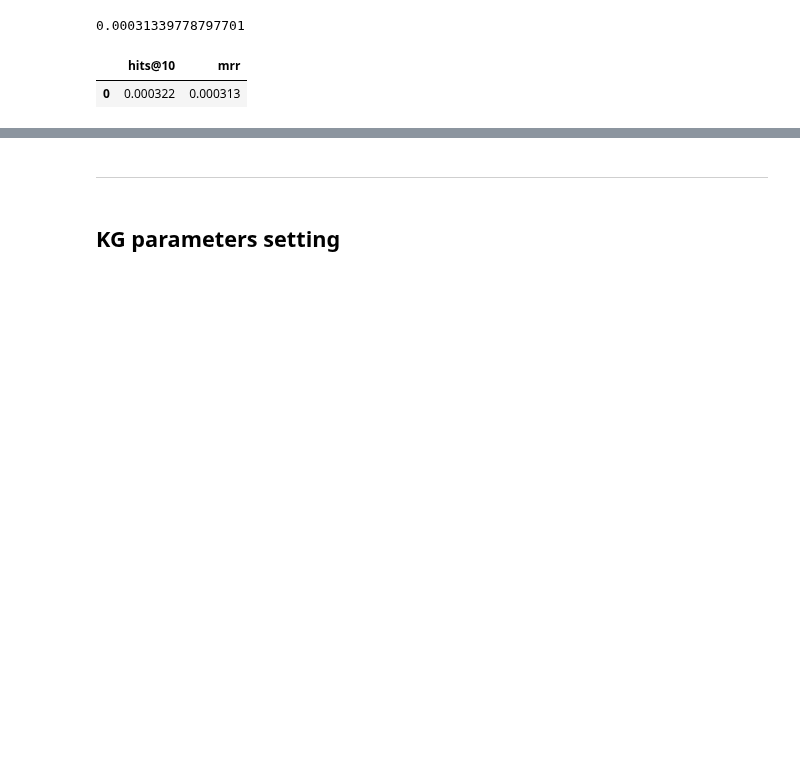
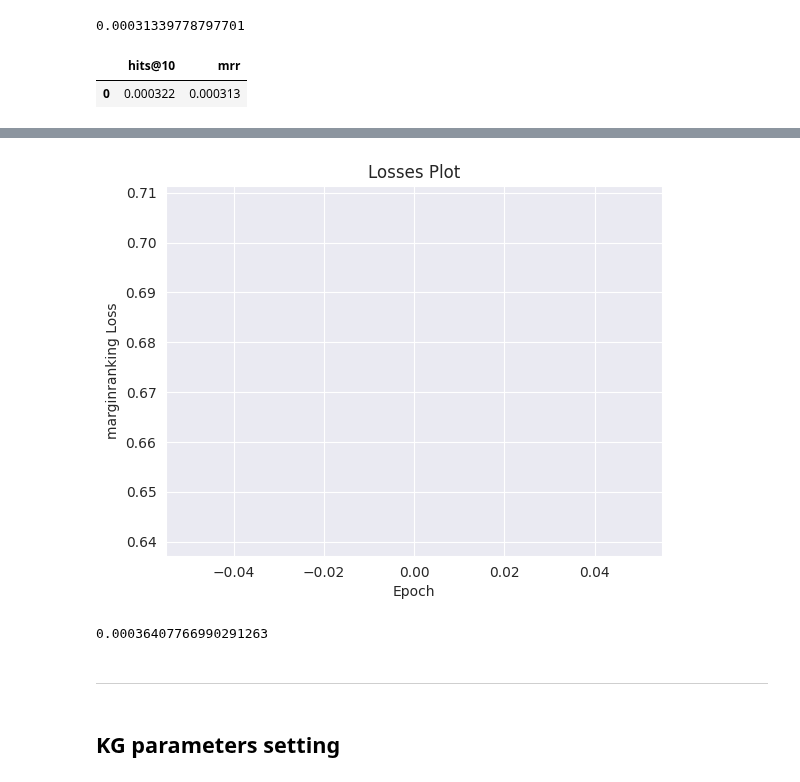
Before and after one commit to marketakrenkova/drug-interaction-prediction, a Jupyter notebook: models/test-kg.ipynb, the cells around one changed output, grey strips where cells are left out. Drawn from its saved outputs; the diff is of its cells as text; code cells hidden in the pictures; blank space fills up the shorter version.

```diff
--- a/models/test-kg.ipynb
+++ b/models/test-kg.ipynb
@@ -358,0 +333,25 @@ INFO:pykeen.evaluation.evaluator:Evaluation took 6.40s seconds
+# %%
+# result = pipeline(
+#     training=train_sub,
+#     testing=test_sub,
+#     validation=valid_sub,
+#     model='RGCN',
+#     epochs=1
+# )
+
+# result = pipeline(
+#     training=train_sub,
+#     testing=test_sub,
+#     validation=valid_sub,
+#     model='ConvKB',
+#     epochs=1
+# )
+# super pomala evaluace
+
+result = pipeline(
+    training=train_sub,
+    testing=test_sub,
+    validation=valid_sub,
+    model='ConvE',
+    epochs=1
+)
@@ -359,2 +370,3 @@ INFO:pykeen.evaluation.evaluator:Evaluation took 6.40s seconds
 # %%
-result.plot()
+result.plot_losses()
+# %% [output]
@@ -361,6 +374,9 @@ result.plot()
+[figure, added]
 # %%
 hits_at_10 = result.get_metric('hits@10')
 hits_at_10
+# %% [output]
+0.00036407766990291263
 # %%
 result.training
 # %%
```
Also changed, not shown: parts of 7 cells of this notebook, 2 other files.
